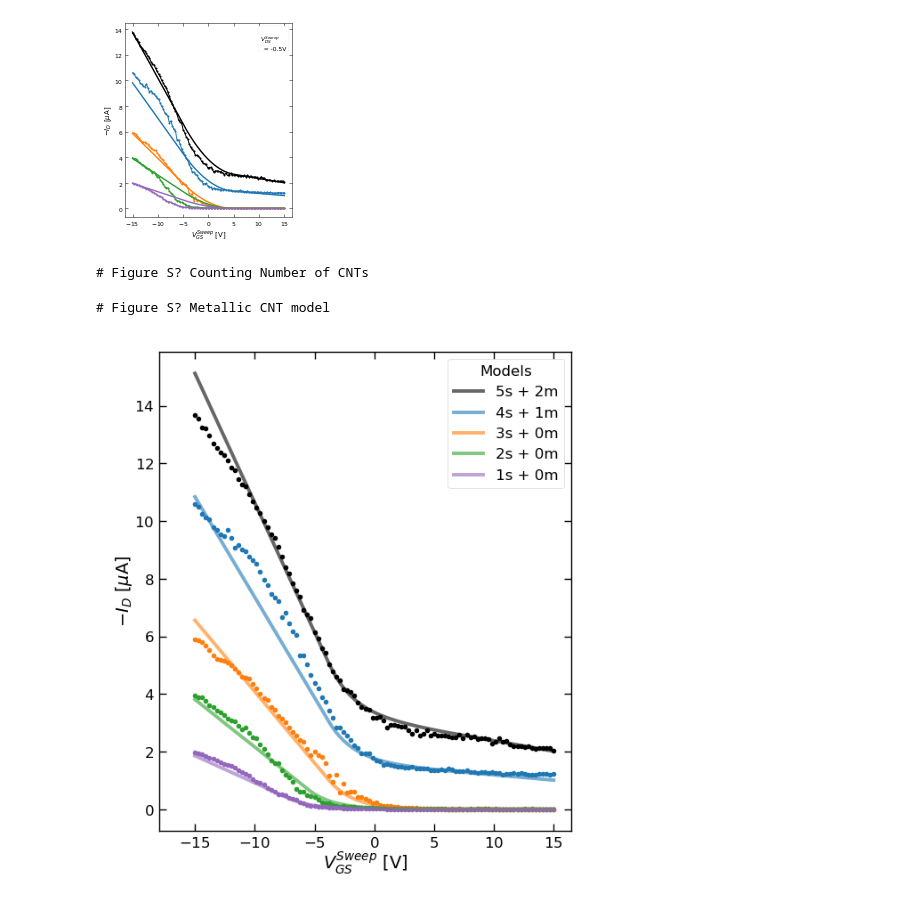
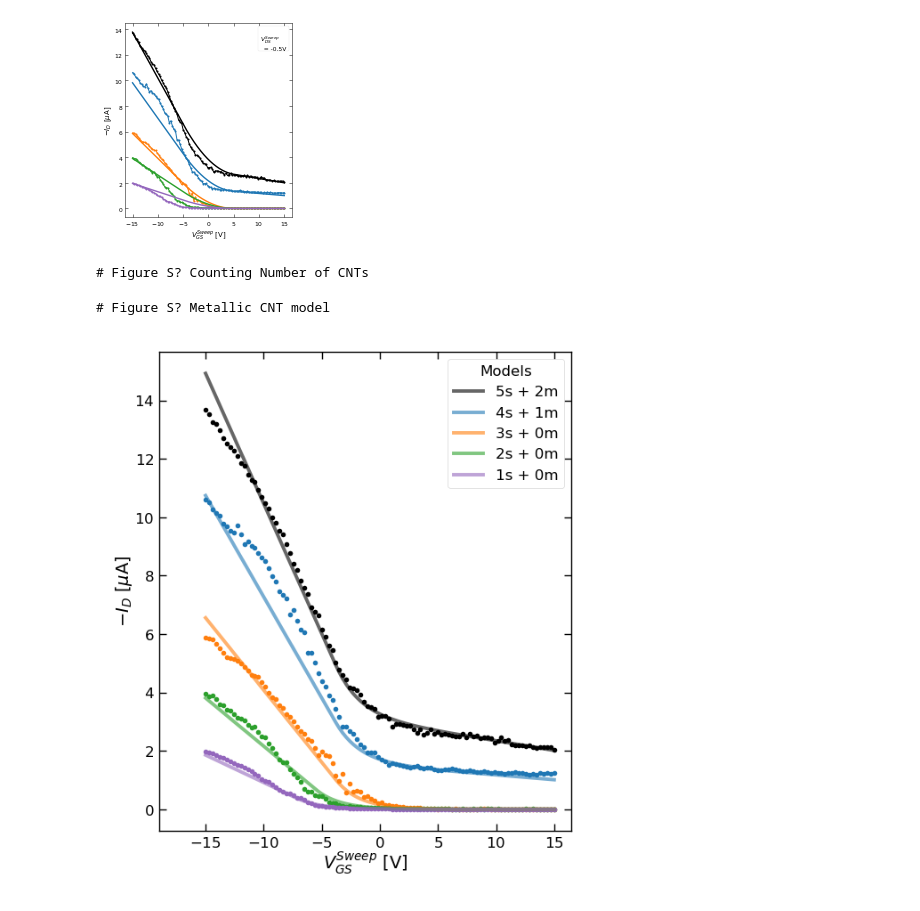
Before and after one commit to stevennoyce/CNT_IV, a Jupyter notebook: b2912a/notebooks/Bias Stress Figures 1.ipynb, the cells around one changed output. Cells and saved outputs as stored; diff of their text form; code cells hidden in the pictures.

```diff
--- a/b2912a/notebooks/Bias Stress Figures 1.ipynb
+++ b/b2912a/notebooks/Bias Stress Figures 1.ipynb
@@ -880,36 +880,35 @@ def MOSFETP_Drain_Current_Model_Point(VGS, VDS, ID0, Ioff, Vth, SS, lamb):
         else:
             Id = muCoxWoL*(VGS-Vth)**2*(1+lamb*(VDS-(VGS-Vth)))
     return Id
 
 def MOSFETP_Drain_Current_Model(VGSs, VDS, ID0, Ioff, Vth, SS, lamb):
     return [MOSFETP_Drain_Current_Model_Point(VGS, VDS, ID0, Ioff, Vth, SS, lamb) for VGS in VGSs]
 
 Vgss = np.linspace(-15,15,100)
-singleMetallic = np.linspace(2.1,1,100)
+singleMetallic = np.linspace(2,1,100)
 singleSemi = MOSFETP_Drain_Current_Model(Vgss, VDS=0.5, ID0=0.14, Ioff=2.5e-3, Vth=-2, SS=4.7, lamb=1)
 singleSemi = np.array(singleSemi)
 
 singleSemi1 = MOSFETP_Drain_Current_Model(Vgss+1.7, VDS=0.5, ID0=0.14, Ioff=2.5e-3, Vth=-2, SS=4.7, lamb=1)
 singleSemi1 = np.array(singleSemi1)
 
 singleSemi2 = MOSFETP_Drain_Current_Model(Vgss+3.4, VDS=0.5, ID0=0.16, Ioff=2.5e-3, Vth=-2, SS=4.7, lamb=1)
 singleSemi2 = np.array(singleSemi2)
 
-fig1, ax1 = plt.subplots(1,1, figsize=(4,4))
-ax1.plot(vgs_vals, mCNT_vals, color = 'red')
-ax1.plot(vgs_vals, sCNT_vals, color = 'blue')
+
 
 ax.plot(Vgss, 5*singleSemi + 2*singleMetallic, color=colors[0], label='5s + 2m', alpha=0.6)
 ax.plot(Vgss, 4*singleSemi + 1*singleMetallic, color=colors[1], label='4s + 1m', alpha=0.6)
 ax.plot(Vgss, 3*singleSemi, color=colors[2], label='3s + 0m', alpha=0.6)
 ax.plot(Vgss, 2*singleSemi1, color=colors[3], label='2s + 0m', alpha=0.6)
 ax.plot(Vgss, 1*singleSemi2, color=colors[4], label='1s + 0m', alpha=0.6)
 ax.legend(title='Models')
-ax.set_xlim(left=-18)
+ax.set_xlim(left=-19)
 
 fig.set_dpi(200)
+fig.savefig(saveFolder + '/Figure S_Count - Transfer Fit.png', dpi=300, transparent=True)
 fig
 # %% [output]
 # Figure S? Counting Number of CNTs
 # Figure S? Metallic CNT model
-[figure, old version]
+[figure, new version]
```
Also changed, not shown: parts of 4 cells of this notebook.
